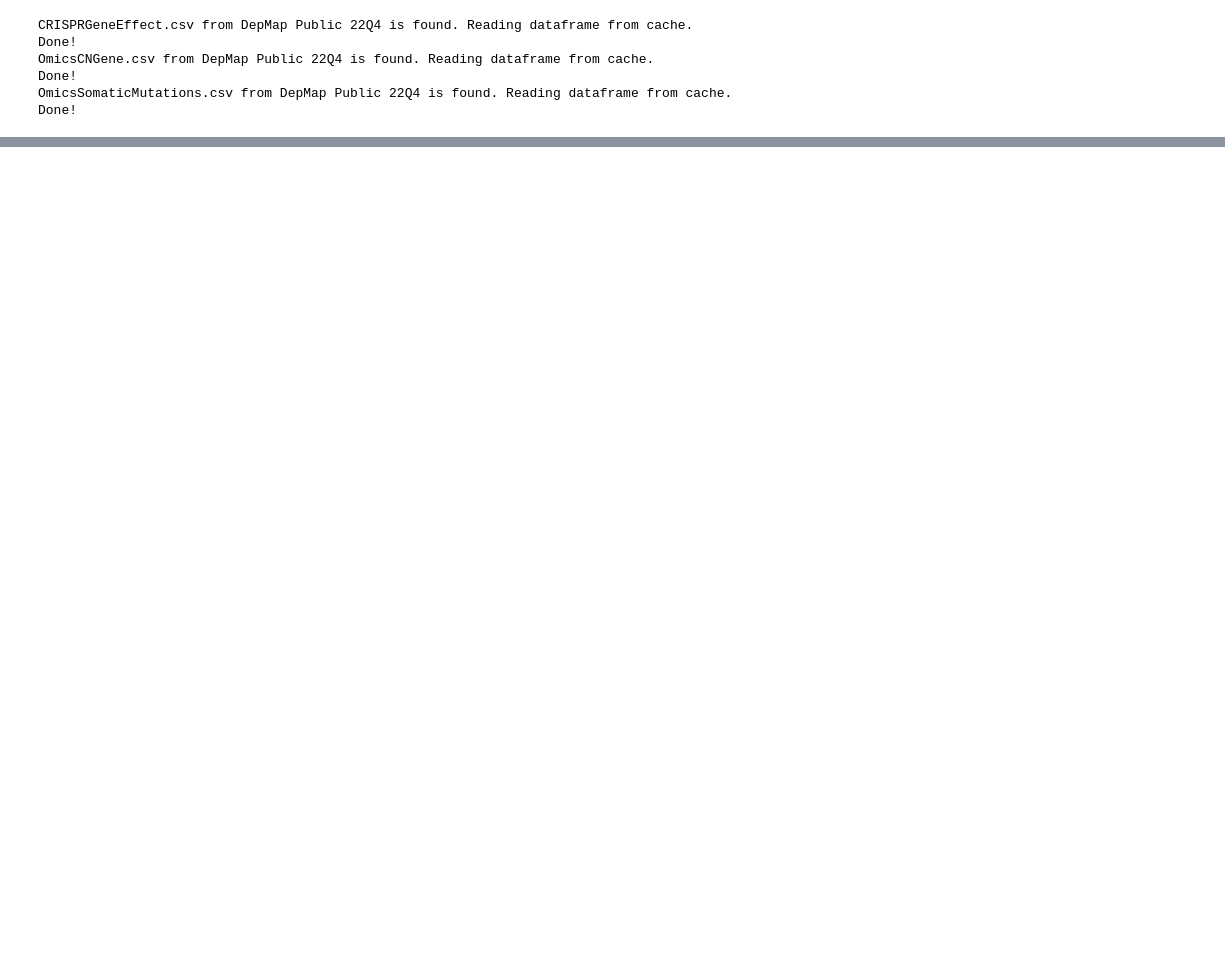
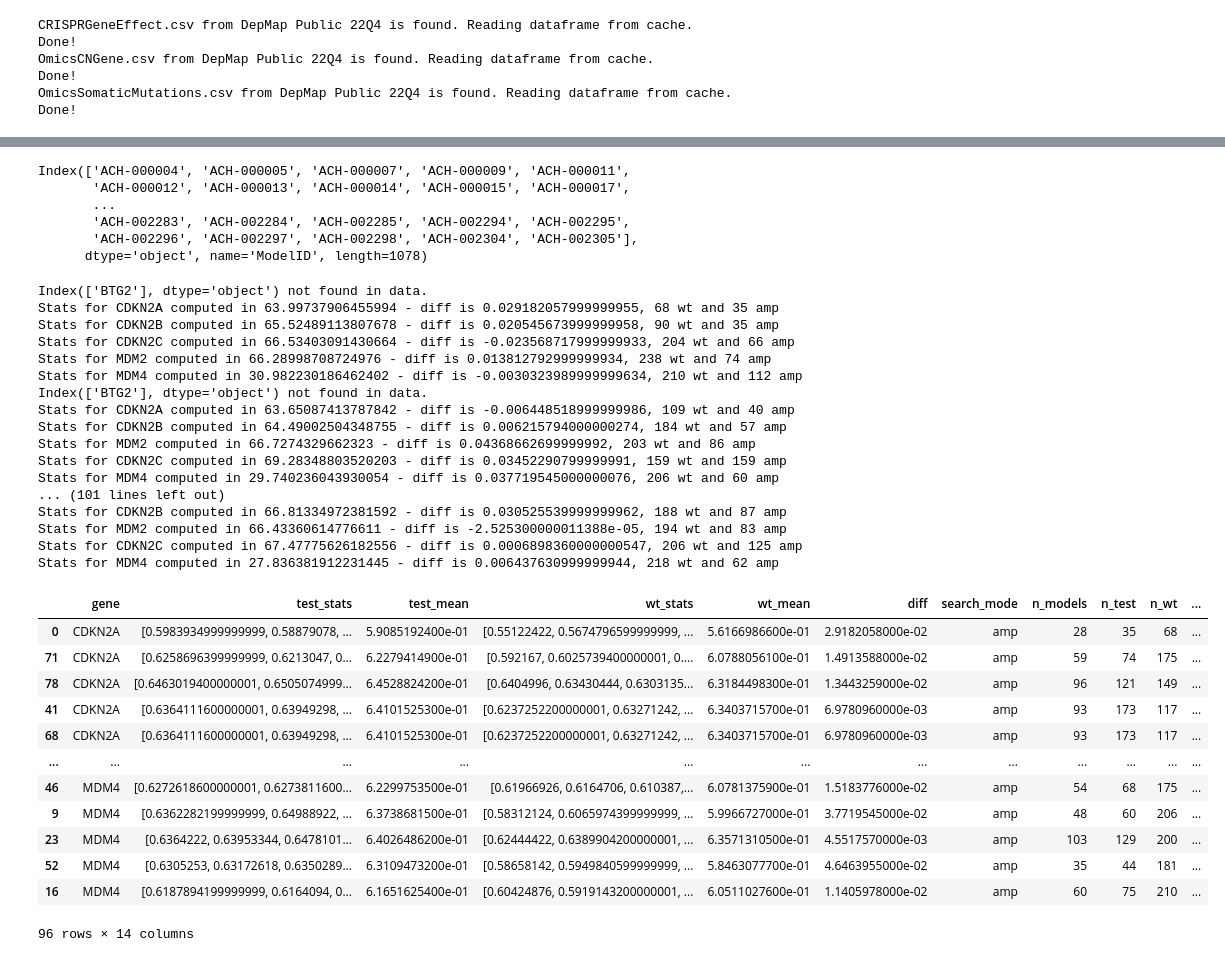
Before and after one commit to anderseng/proxbias, a Jupyter notebook: proxbias/notebooks/DepMap_PB_Driver_Scan_sample.ipynb, the cells around one changed output, grey strips where cells are left out. Cells and saved outputs as stored; diff of their text form; code cells hidden in the pictures; blank space fills up the shorter version.

```diff
--- a/proxbias/notebooks/DepMap_PB_Driver_Scan_sample.ipynb
+++ b/proxbias/notebooks/DepMap_PB_Driver_Scan_sample.ipynb
@@ -141,0 +220,77 @@ null_ttest
+# %%
+crispr_effect.columns
+# %% [output]
+Index(['ACH-000004', 'ACH-000005', 'ACH-000007', 'ACH-000009', 'ACH-000011',
+       'ACH-000012', 'ACH-000013', 'ACH-000014', 'ACH-000015', 'ACH-000017',
+       ...
+       'ACH-002283', 'ACH-002284', 'ACH-002285', 'ACH-002294', 'ACH-002295',
+       'ACH-002296', 'ACH-002297', 'ACH-002298', 'ACH-002304', 'ACH-002305'],
+      dtype='object', name='ModelID', length=1078)
+# %%
+#subset to cell lines with less than 1% CNVs
+cnv_data_trans = 2 * (np.power(2, cnv_data) - 1)
+cnv_calls = (cnv_data_trans < 1.75) | (cnv_data_trans > 2.25)
+cnv_call_pers = cnv_calls.mean(axis=0).sort_values(ascending=False)
+least_cnv_cl_01 = list(set(cnv_call_pers[cnv_call_pers < 0.01].index)) #there are only 21 of these cell lines, so these werent used for the driver analysis
+
+#all columns
+all_models = set(cnv_data.columns).intersection(set(crispr_effect.columns)).intersection(set(mutation_data['ModelID']))
+
+# Get p53 loss-of-function (lof) cell lines
+tp53_loss_cell_lines = set(cnv_data_trans.T[["TP53"]].query("TP53 <= 1.5").index).intersection(all_columns)
+
+# Get p53 wild-type (wt) cell lines
+tp53_wt = all_models - tp53_loss_cell_lines
+
+# Convert sets to lists
+tp53_copy_loss = list(tp53_loss_cell_lines)
+tp53_wt = list(tp53_wt)
+
+# Subset the mutation dataframes by P53 status
+p53_lof_mutation_data = mutation_data[mutation_data['ModelID'].isin(tp53_copy_loss)]
+p53_lof_crispr_effect = crispr_effect[tp53_copy_loss]
+
+p53_wt_mutation_data = mutation_data[mutation_data['ModelID'].isin(tp53_wt)]
+p53_wt_crispr_effect = crispr_effect[tp53_wt]
+# %%
+p53_lof_permuted_null = permute_null_t_test(p53_lof_mutation_data,
+                                            p53_lof_crispr_effect,
+                                            cnv_data,
+                                            n_iter=20, #number of shufflings to do for empirical null generation (20-50 probably plenty)
+                                            genes=["CDKN2A", "CDKN2B", "CDKN2C", "BTG2", "MDM4", "MDM2"],
+                                            n_iterations=20, #number of bootstraps (default is 100)
+                                            search_mode="amp")
+
+p53_lof_permuted_null.to_csv('p53_lof_permuted_null.csv', index=True, sep="\t")
+p53_lof_permuted_null
+# %% [output]
+Index(['BTG2'], dtype='object') not found in data.
+Stats for CDKN2A computed in 63.99737906455994 - diff is 0.029182057999999955, 68 wt and 35 amp
+Stats for CDKN2B computed in 65.52489113807678 - diff is 0.020545673999999958, 90 wt and 35 amp
+Stats for CDKN2C computed in 66.53403091430664 - diff is -0.023568717999999933, 204 wt and 66 amp
+Stats for MDM2 computed in 66.28998708724976 - diff is 0.013812792999999934, 238 wt and 74 amp
+Stats for MDM4 computed in 30.982230186462402 - diff is -0.0030323989999999634, 210 wt and 112 amp
+Index(['BTG2'], dtype='object') not found in data.
+Stats for CDKN2A computed in 63.65087413787842 - diff is -0.006448518999999986, 109 wt and 40 amp
+Stats for CDKN2B computed in 64.49002504348755 - diff is 0.006215794000000274, 184 wt and 57 amp
+Stats for MDM2 computed in 66.7274329662323 - diff is 0.04368662699999992, 203 wt and 86 amp
+Stats for CDKN2C computed in 69.28348803520203 - diff is 0.03452290799999991, 159 wt and 159 amp
+Stats for MDM4 computed in 29.740236043930054 - diff is 0.037719545000000076, 206 wt and 60 amp
+... (101 lines left out)
+Stats for CDKN2B computed in 66.81334972381592 - diff is 0.030525539999999962, 188 wt and 87 amp
+Stats for MDM2 computed in 66.43360614776611 - diff is -2.525300000011388e-05, 194 wt and 83 amp
+Stats for CDKN2C computed in 67.47775626182556 - diff is 0.0006898360000000547, 206 wt and 125 amp
+Stats for MDM4 computed in 27.836381912231445 - diff is 0.006437630999999944, 218 wt and 62 amp
+|  | gene | test_stats | test_mean | wt_stats | wt_mean | diff | search_mode | n_models | n_test | n_wt | ... |
+| 0 | CDKN2A | [0.5983934999999999, 0.58879078, ... | 5.9085192400e-01 | [0.55122422, 0.5674796599999999, ... | 5.6166986600e-01 | 2.9182058000e-02 | amp | 28 | 35 | 68 | ... |
+| 71 | CDKN2A | [0.6258696399999999, 0.6213047, 0... | 6.2279414900e-01 | [0.592167, 0.6025739400000001, 0.... | 6.0788056100e-01 | 1.4913588000e-02 | amp | 59 | 74 | 175 | ... |
+| 78 | CDKN2A | [0.6463019400000001, 0.6505074999... | 6.4528824200e-01 | [0.6404996, 0.63430444, 0.6303135... | 6.3184498300e-01 | 1.3443259000e-02 | amp | 96 | 121 | 149 | ... |
+| 41 | CDKN2A | [0.6364111600000001, 0.63949298, ... | 6.4101525300e-01 | [0.6237252200000001, 0.63271242, ... | 6.3403715700e-01 | 6.9780960000e-03 | amp | 93 | 173 | 117 | ... |
+| 68 | CDKN2A | [0.6364111600000001, 0.63949298, ... | 6.4101525300e-01 | [0.6237252200000001, 0.63271242, ... | 6.3403715700e-01 | 6.9780960000e-03 | amp | 93 | 173 | 117 | ... |
+| ... | ... | ... | ... | ... | ... | ... | ... | ... | ... | ... | ... |
+| 46 | MDM4 | [0.6272618600000001, 0.6273811600... | 6.2299753500e-01 | [0.61966926, 0.6164706, 0.610387,... | 6.0781375900e-01 | 1.5183776000e-02 | amp | 54 | 68 | 175 | ... |
+| 9 | MDM4 | [0.6362282199999999, 0.64988922, ... | 6.3738681500e-01 | [0.58312124, 0.6065974399999999, ... | 5.9966727000e-01 | 3.7719545000e-02 | amp | 48 | 60 | 206 | ... |
+| 23 | MDM4 | [0.6364222, 0.63953344, 0.6478101... | 6.4026486200e-01 | [0.62444422, 0.6389904200000001, ... | 6.3571310500e-01 | 4.5517570000e-03 | amp | 103 | 129 | 200 | ... |
+| 52 | MDM4 | [0.6305253, 0.63172618, 0.6350289... | 6.3109473200e-01 | [0.58658142, 0.5949840599999999, ... | 5.8463077700e-01 | 4.6463955000e-02 | amp | 35 | 44 | 181 | ... |
+| 16 | MDM4 | [0.6187894199999999, 0.6164094, 0... | 6.1651625400e-01 | [0.60424876, 0.5919143200000001, ... | 6.0511027600e-01 | 1.1405978000e-02 | amp | 60 | 75 | 210 | ... |
+96 rows × 14 columns
```
Also changed, not shown: parts of 11 cells of this notebook, 4 other files.
